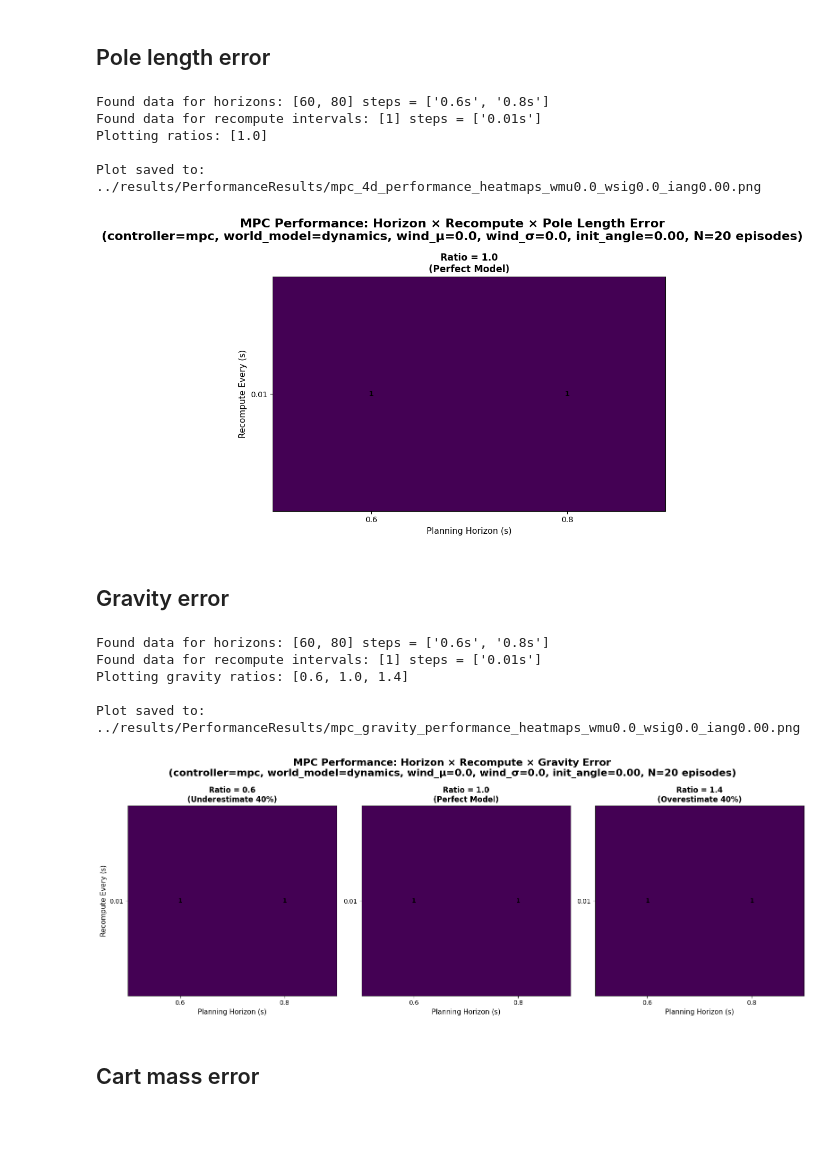
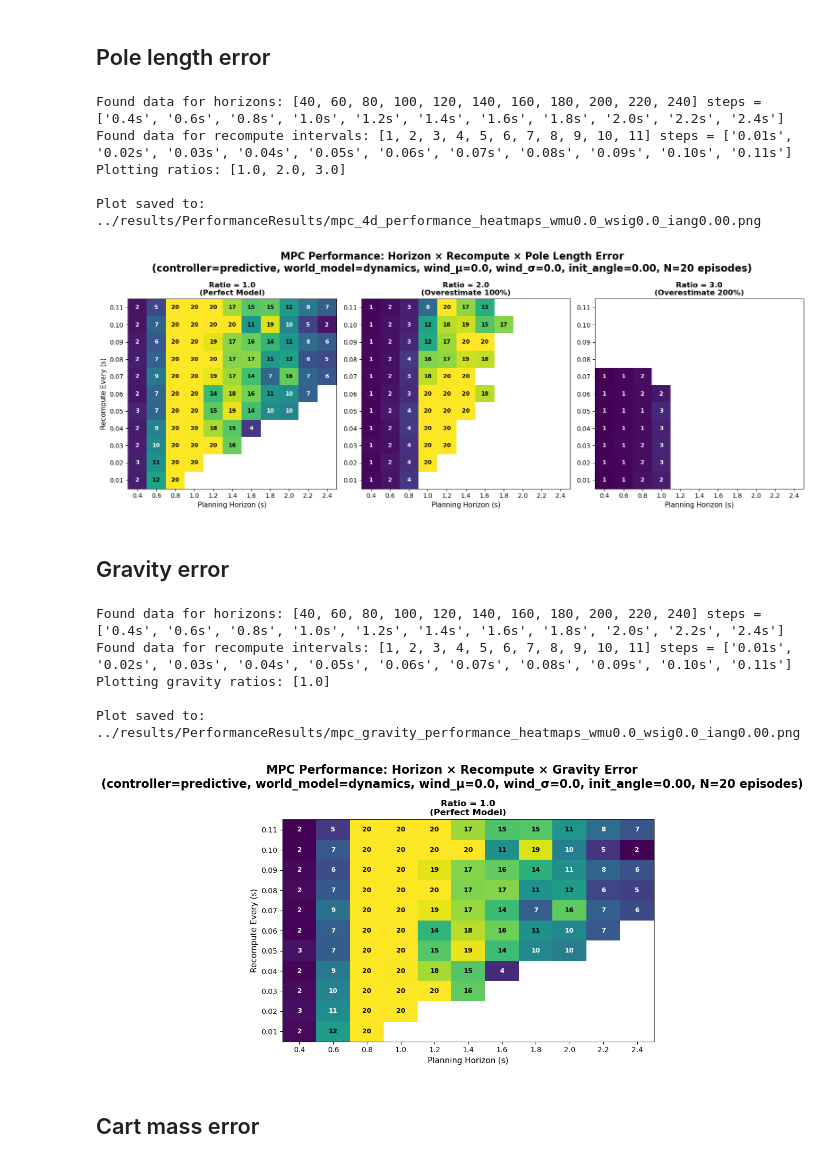
Before and after one commit to jtbuch/mpc_dojo, a Jupyter notebook: cartpole_rnn/notebooks/Cartpole_Control.ipynb, the cells around one changed output. Saved outputs shown, nothing was run; the diff lists cells and outputs as text; code cells hidden in the pictures; blank space fills up the shorter version.

```diff
--- a/cartpole_rnn/notebooks/Cartpole_Control.ipynb
+++ b/cartpole_rnn/notebooks/Cartpole_Control.ipynb
@@ -94,38 +76,38 @@ Episode 1/1: env tau=0.01, env length=0.5
 ## Pole length error
 # %%
 plot_pole_angle_heatmaps(results_folder="../results/PerformanceResults/",
-                                controller='mpc',
+                                controller='predictive',
                                 world_model='dynamics',
                                 length_ratios=[1.0, 2.0, 3.0, 4.0],
                                 wind_mu=0.0,
                                 wind_sigma=0.0,
                                 init_angle=0.0,
                                 dt=0.01)
 # %% [output]
-Found data for horizons: [60, 80] steps = ['0.6s', '0.8s']
-Found data for recompute intervals: [1] steps = ['0.01s']
-Plotting ratios: [1.0]
+Found data for horizons: [40, 60, 80, 100, 120, 140, 160, 180, 200, 220, 240] steps = ['0.4s', '0.6s', '0.8s', '1.0s', '1.2s', '1.4s', '1.6s', '1.8s', '2.0s', '2.2s', '2.4s']
+Found data for recompute intervals: [1, 2, 3, 4, 5, 6, 7, 8, 9, 10, 11] steps = ['0.01s', '0.02s', '0.03s', '0.04s', '0.05s', '0.06s', '0.07s', '0.08s', '0.09s', '0.10s', '0.11s']
+Plotting ratios: [1.0, 2.0, 3.0]
 
 Plot saved to: ../results/PerformanceResults/mpc_4d_performance_heatmaps_wmu0.0_wsig0.0_iang0.00.png
-[figure, old version]
+[figure, new version]
 # %% [markdown]
 ## Gravity error
 # %%
 plot_gravity_heatmaps(results_folder="../results/PerformanceResults/",
-                                controller='mpc',
+                                controller='predictive',
                                 world_model='dynamics',
-                                gravity_ratios=[0.6, 1.0, 1.4],
+                                gravity_ratios=[1.0, 2.0, 3.0, 4.0],
                                 wind_mu=0.0,
                                 wind_sigma=0.0,
                                 init_angle=0.0,
                                 dt=0.01)
 # %% [output]
-Found data for horizons: [60, 80] steps = ['0.6s', '0.8s']
-Found data for recompute intervals: [1] steps = ['0.01s']
-Plotting gravity ratios: [0.6, 1.0, 1.4]
+Found data for horizons: [40, 60, 80, 100, 120, 140, 160, 180, 200, 220, 240] steps = ['0.4s', '0.6s', '0.8s', '1.0s', '1.2s', '1.4s', '1.6s', '1.8s', '2.0s', '2.2s', '2.4s']
+Found data for recompute intervals: [1, 2, 3, 4, 5, 6, 7, 8, 9, 10, 11] steps = ['0.01s', '0.02s', '0.03s', '0.04s', '0.05s', '0.06s', '0.07s', '0.08s', '0.09s', '0.10s', '0.11s']
+Plotting gravity ratios: [1.0]
 
 Plot saved to: ../results/PerformanceResults/mpc_gravity_performance_heatmaps_wmu0.0_wsig0.0_iang0.00.png
-[figure, old version]
+[figure, new version]
 # %% [markdown]
 ## Cart mass error
 # %%
```
Also changed, not shown: parts of 4 cells of this notebook, 2 other files.
